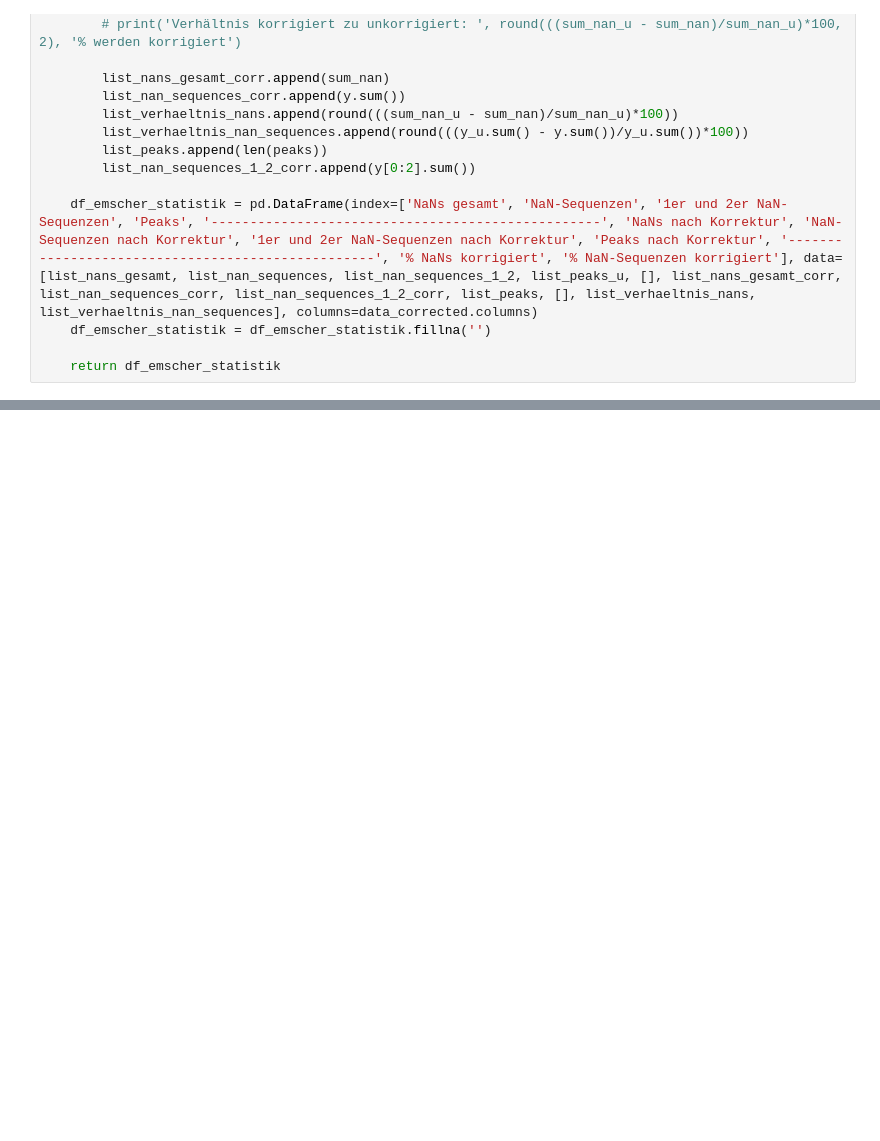
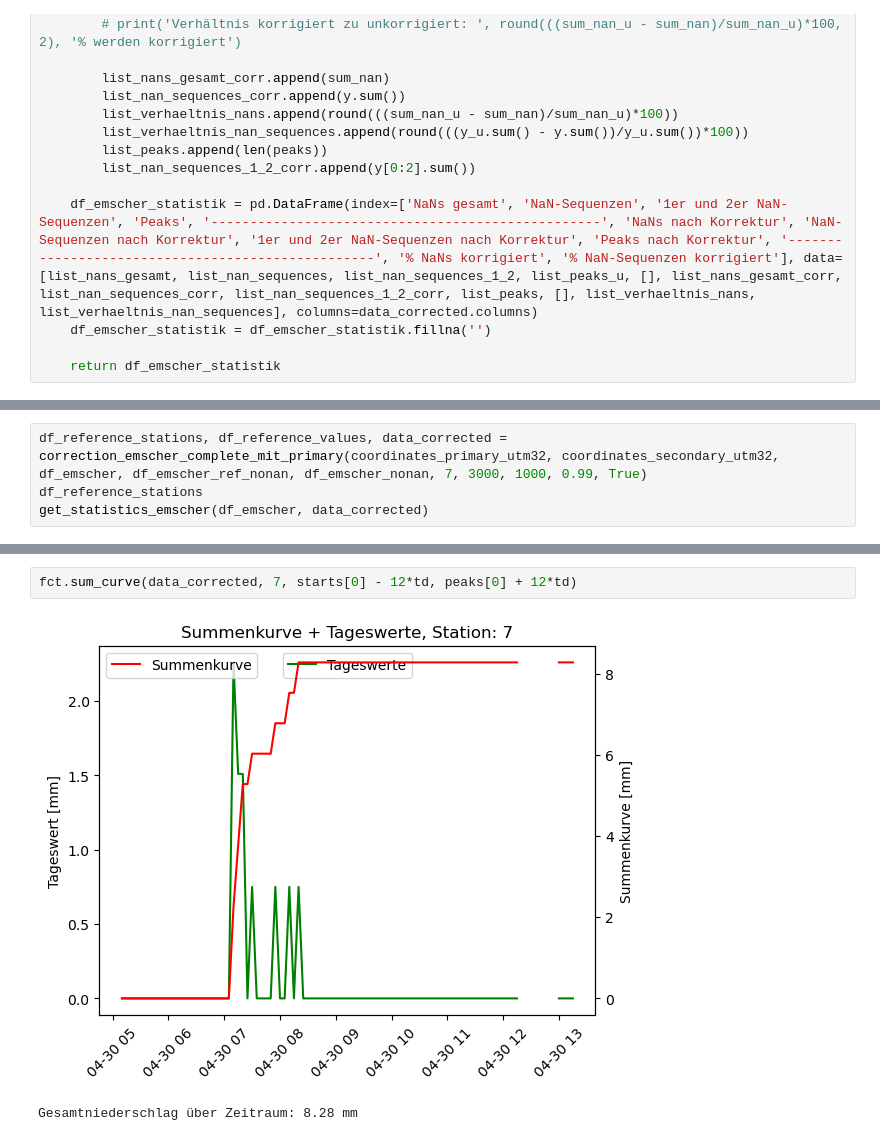
Before and after one commit to Nicholas202024/Hiwi_Code, a Jupyter notebook: Korrektur_Emscher_mit_Referenz.ipynb, the cells around one changed output, grey strips where cells are left out. Drawn from its saved outputs; the diff is of its cells as text; blank space fills up the shorter version.

```diff
--- a/Korrektur_Emscher_mit_Referenz.ipynb
+++ b/Korrektur_Emscher_mit_Referenz.ipynb
@@ -337,0 +348,4 @@ plt.plot(df_emscher_nonan_s70.loc['01-01-2016':'01-06-2022'])
+# %%
+df_reference_stations, df_reference_values, data_corrected = correction_emscher_complete_mit_primary(coordinates_primary_utm32, coordinates_secondary_utm32, df_emscher, df_emscher_ref_nonan, df_emscher_nonan, 7, 3000, 1000, 0.99, True)
+df_reference_stations
+get_statistics_emscher(df_emscher, data_corrected)
@@ -342,0 +403,5 @@ plt.plot(data_corrected)
+# %%
+fct.sum_curve(data_corrected, 7, starts[0] - 12*td, peaks[0] + 12*td)
+# %% [output]
+[figure, added]
+Gesamtniederschlag über Zeitraum: 8.28 mm
```
Also changed, not shown: parts of 23 cells of this notebook.
